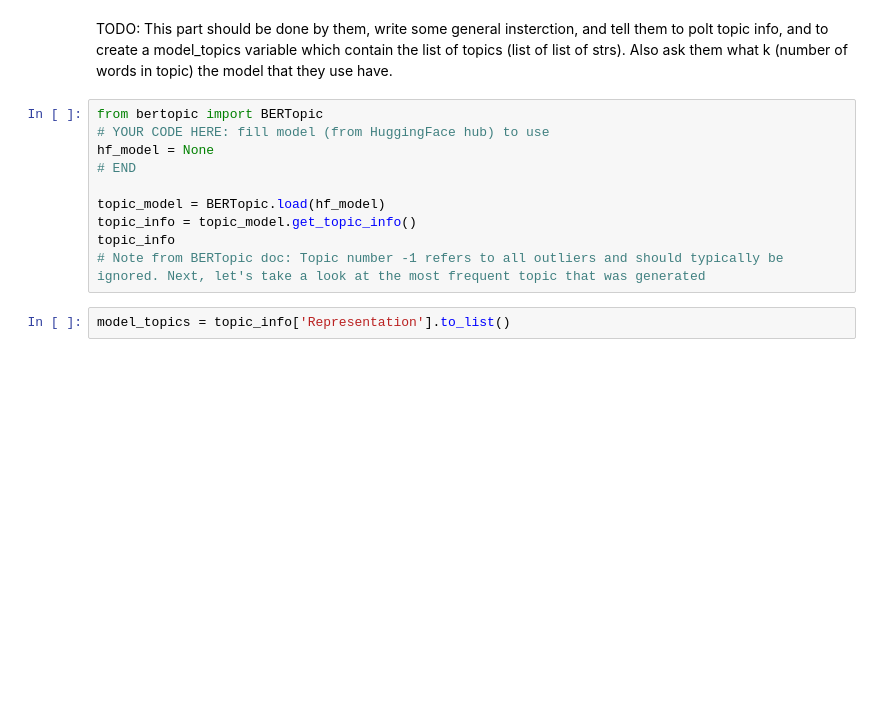
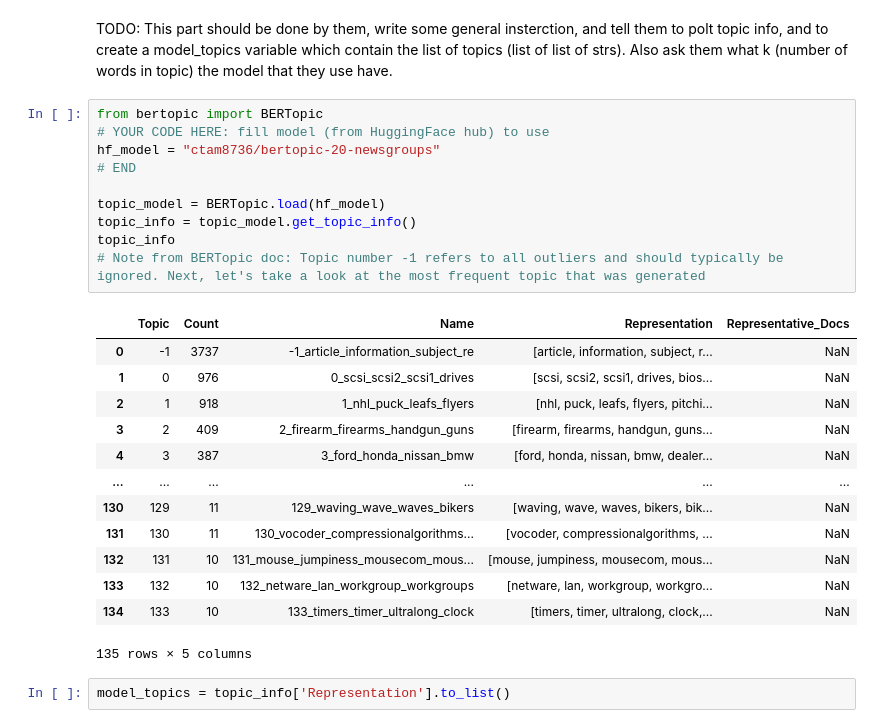
Before and after one commit to Ofek-Israeli/nlp-assignments, a Jupyter notebook: HW1/q6_topic_modeling.ipynb, the cells around one changed output. Saved outputs shown, nothing was run; the diff lists cells and outputs as text; blank space fills up the shorter version.

Commit message:
Replaced q6_topic_modeling.ipynb with an updated version

```diff
--- a/HW1/q6_topic_modeling.ipynb
+++ b/HW1/q6_topic_modeling.ipynb
@@ -32,13 +67,27 @@ TODO: This part should be done by them, write some general insterction, and tell
 # %%
 from bertopic import BERTopic
 # YOUR CODE HERE: fill model (from HuggingFace hub) to use
-hf_model = None
+hf_model = "ctam8736/bertopic-20-newsgroups"
 # END
 
 topic_model = BERTopic.load(hf_model)
 topic_info = topic_model.get_topic_info()
 topic_info
 # Note from BERTopic doc: Topic number -1 refers to all outliers and should typically be ignored. Next, let's take a look at the most frequent topic that was generated
+# %% [output]
+|  | Topic | Count | Name | Representation | Representative_Docs |
+| 0 | -1 | 3737 | -1_article_information_subject_re | [article, information, subject, r... | NaN |
+| 1 | 0 | 976 | 0_scsi_scsi2_scsi1_drives | [scsi, scsi2, scsi1, drives, bios... | NaN |
+| 2 | 1 | 918 | 1_nhl_puck_leafs_flyers | [nhl, puck, leafs, flyers, pitchi... | NaN |
+| 3 | 2 | 409 | 2_firearm_firearms_handgun_guns | [firearm, firearms, handgun, guns... | NaN |
+| 4 | 3 | 387 | 3_ford_honda_nissan_bmw | [ford, honda, nissan, bmw, dealer... | NaN |
+| ... | ... | ... | ... | ... | ... |
+| 130 | 129 | 11 | 129_waving_wave_waves_bikers | [waving, wave, waves, bikers, bik... | NaN |
+| 131 | 130 | 11 | 130_vocoder_compressionalgorithms... | [vocoder, compressionalgorithms, ... | NaN |
+| 132 | 131 | 10 | 131_mouse_jumpiness_mousecom_mous... | [mouse, jumpiness, mousecom, mous... | NaN |
+| 133 | 132 | 10 | 132_netware_lan_workgroup_workgroups | [netware, lan, workgroup, workgro... | NaN |
+| 134 | 133 | 10 | 133_timers_timer_ultralong_clock | [timers, timer, ultralong, clock,... | NaN |
+135 rows × 5 columns
 # %%
 model_topics = topic_info['Representation'].to_list()
 # %% [markdown]
```
Also changed, not shown: parts of 6 cells of this notebook.
